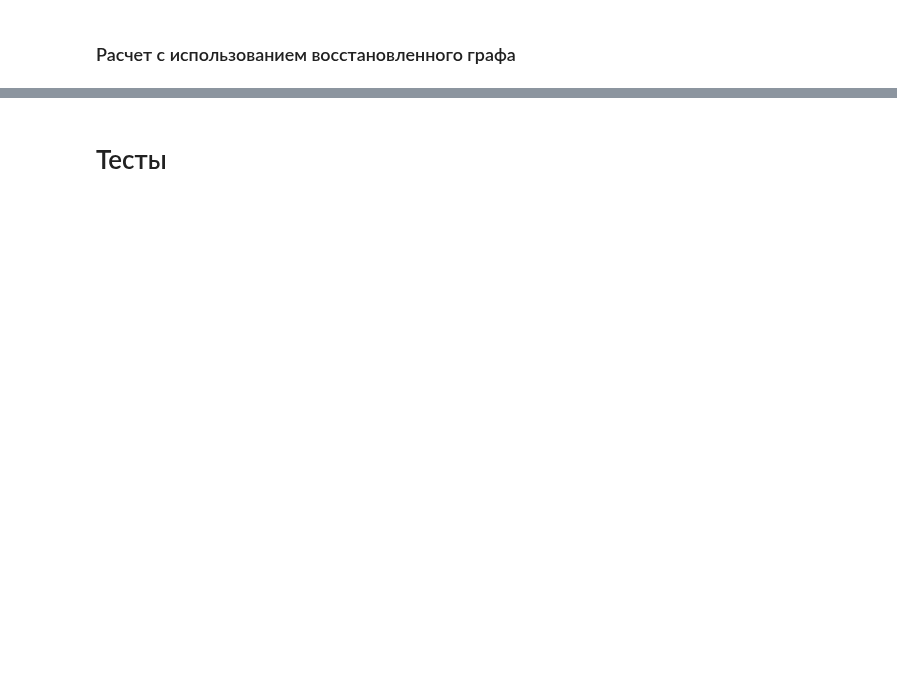
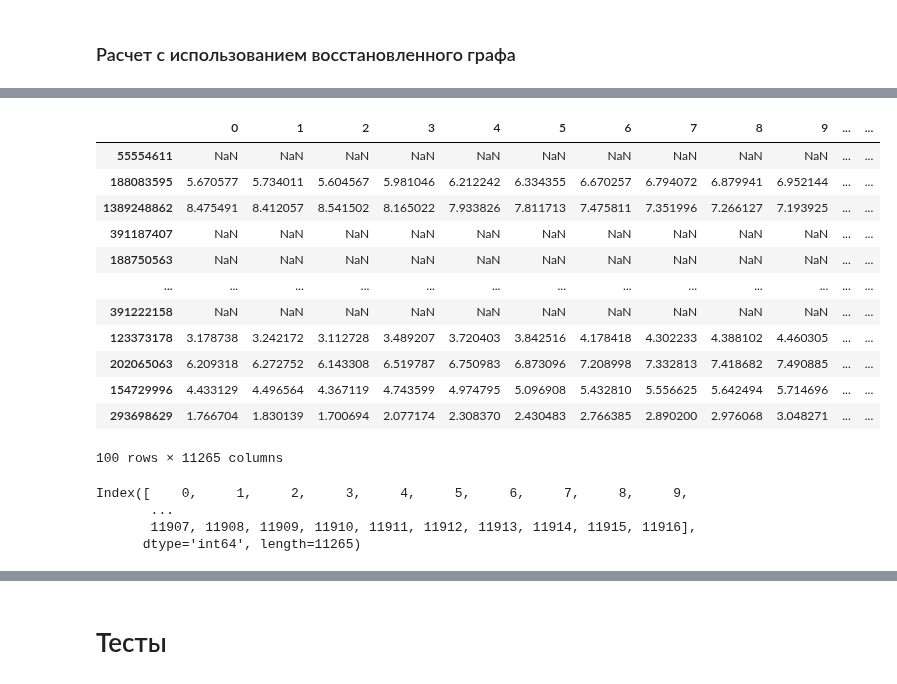
Before and after one commit to Obsidian-pb/genesis, a Jupyter notebook: work/genesis/qgis_test.ipynb, the cells around one changed output, grey strips where cells are left out. Cells and saved outputs as stored; diff of their text form; code cells hidden in the pictures; blank space fills up the shorter version.

```diff
--- a/work/genesis/qgis_test.ipynb
+++ b/work/genesis/qgis_test.ipynb
@@ -374,0 +450,23 @@ plot_map(bounds, ox.projection.project_gdf(g_nodes, to_latlong=True), best_nodes
+# %%
+matrix
+# %% [output]
+|  | 0 | 1 | 2 | 3 | 4 | 5 | 6 | 7 | 8 | 9 | ... | ... |
+| 55554611 | NaN | NaN | NaN | NaN | NaN | NaN | NaN | NaN | NaN | NaN | ... | ... |
+| 188083595 | 5.670577 | 5.734011 | 5.604567 | 5.981046 | 6.212242 | 6.334355 | 6.670257 | 6.794072 | 6.879941 | 6.952144 | ... | ... |
+| 1389248862 | 8.475491 | 8.412057 | 8.541502 | 8.165022 | 7.933826 | 7.811713 | 7.475811 | 7.351996 | 7.266127 | 7.193925 | ... | ... |
+| 391187407 | NaN | NaN | NaN | NaN | NaN | NaN | NaN | NaN | NaN | NaN | ... | ... |
+| 188750563 | NaN | NaN | NaN | NaN | NaN | NaN | NaN | NaN | NaN | NaN | ... | ... |
+| ... | ... | ... | ... | ... | ... | ... | ... | ... | ... | ... | ... | ... |
+| 391222158 | NaN | NaN | NaN | NaN | NaN | NaN | NaN | NaN | NaN | NaN | ... | ... |
+| 123373178 | 3.178738 | 3.242172 | 3.112728 | 3.489207 | 3.720403 | 3.842516 | 4.178418 | 4.302233 | 4.388102 | 4.460305 | ... | ... |
+| 202065063 | 6.209318 | 6.272752 | 6.143308 | 6.519787 | 6.750983 | 6.873096 | 7.208998 | 7.332813 | 7.418682 | 7.490885 | ... | ... |
+| 154729996 | 4.433129 | 4.496564 | 4.367119 | 4.743599 | 4.974795 | 5.096908 | 5.432810 | 5.556625 | 5.642494 | 5.714696 | ... | ... |
+| 293698629 | 1.766704 | 1.830139 | 1.700694 | 2.077174 | 2.308370 | 2.430483 | 2.766385 | 2.890200 | 2.976068 | 3.048271 | ... | ... |
+100 rows × 11265 columns
+# %%
+matrix.columns
+# %% [output]
+Index([    0,     1,     2,     3,     4,     5,     6,     7,     8,     9,
+       ...
+       11907, 11908, 11909, 11910, 11911, 11912, 11913, 11914, 11915, 11916],
+      dtype='int64', length=11265)
```
Also changed, not shown: parts of 17 cells of this notebook, 1 other file.
